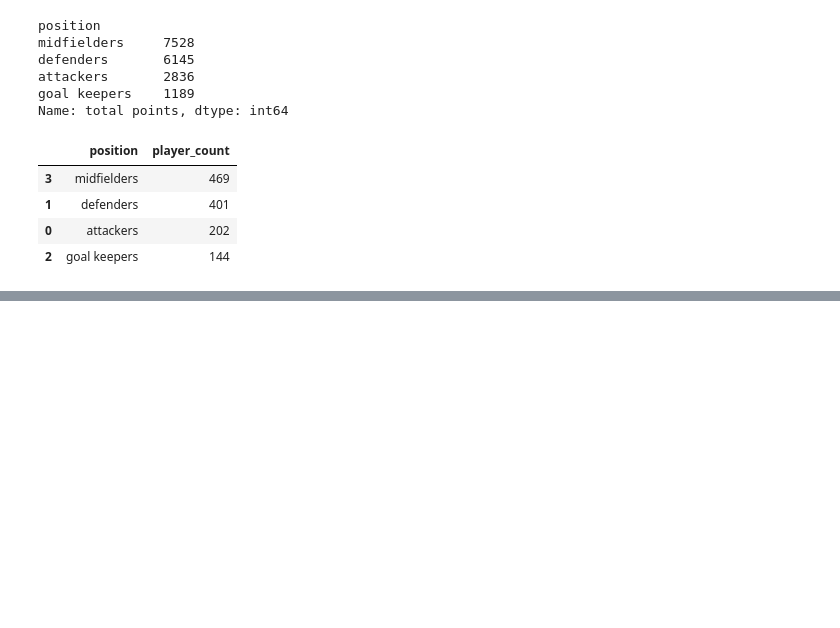
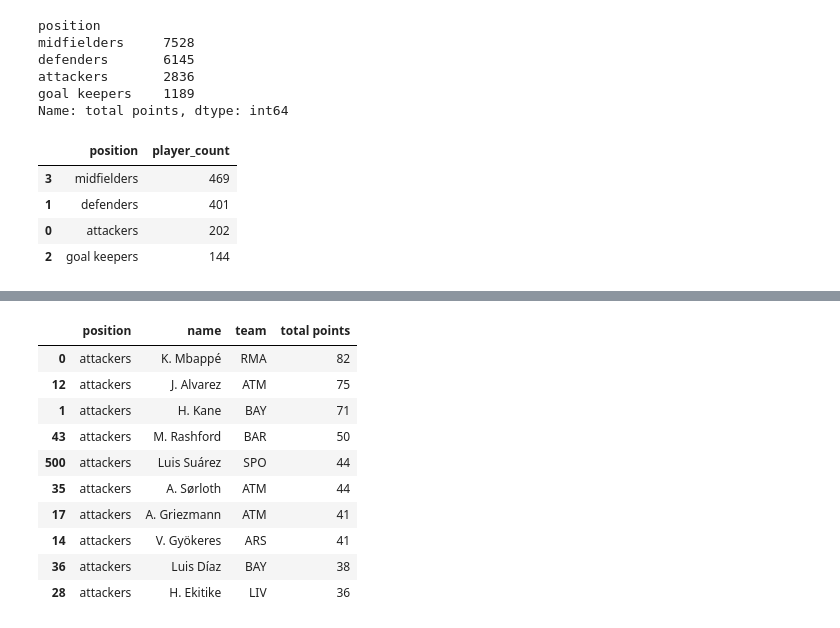
Before and after one commit to edreinoso/fapi_new_backend, a Jupyter notebook: fapi_data.ipynb, the cells around one changed output, grey strips where cells are left out. Drawn from its saved outputs; the diff is of its cells as text; code cells hidden in the pictures; blank space fills up the shorter version.

```diff
--- a/fapi_data.ipynb
+++ b/fapi_data.ipynb
@@ -174,0 +224,23 @@ midfielders.sort_values("total points", ascending=False)
+# %%
+top10_by_position = (
+    active_df
+    .sort_values("total points", ascending=False)
+    .groupby("position")
+    .head(10)
+    [["position", "name", "team", "total points"]]
+    .sort_values(["position", "total points"], ascending=[True, False])
+)
+
+top10_by_position[top10_by_position["position"] == "attackers"]
+# %% [output]
+|  | position | name | team | total points |
+| 0 | attackers | K. Mbappé | RMA | 82 |
+| 12 | attackers | J. Alvarez | ATM | 75 |
+| 1 | attackers | H. Kane | BAY | 71 |
+| 43 | attackers | M. Rashford | BAR | 50 |
+| 500 | attackers | Luis Suárez | SPO | 44 |
+| 35 | attackers | A. Sørloth | ATM | 44 |
+| 17 | attackers | A. Griezmann | ATM | 41 |
+| 14 | attackers | V. Gyökeres | ARS | 41 |
+| 36 | attackers | Luis Díaz | BAY | 38 |
+| 28 | attackers | H. Ekitike | LIV | 36 |
```
Also changed, not shown: parts of 7 cells of this notebook.
